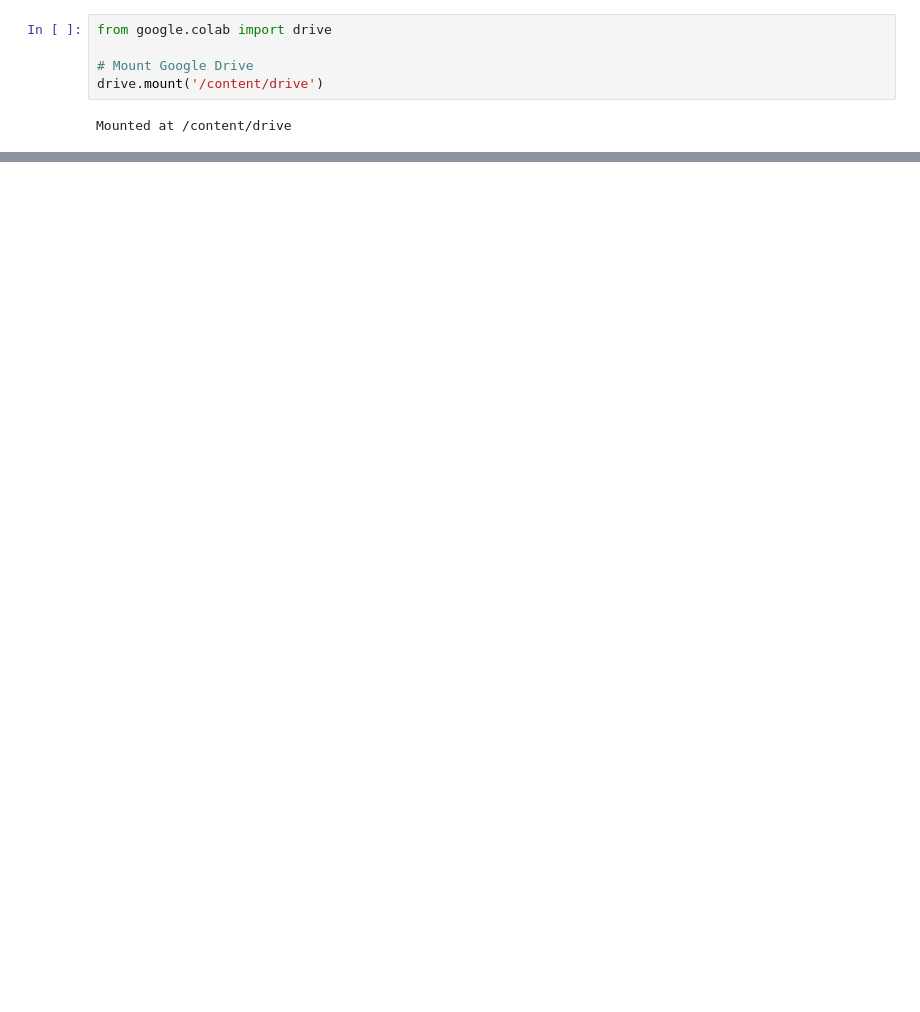
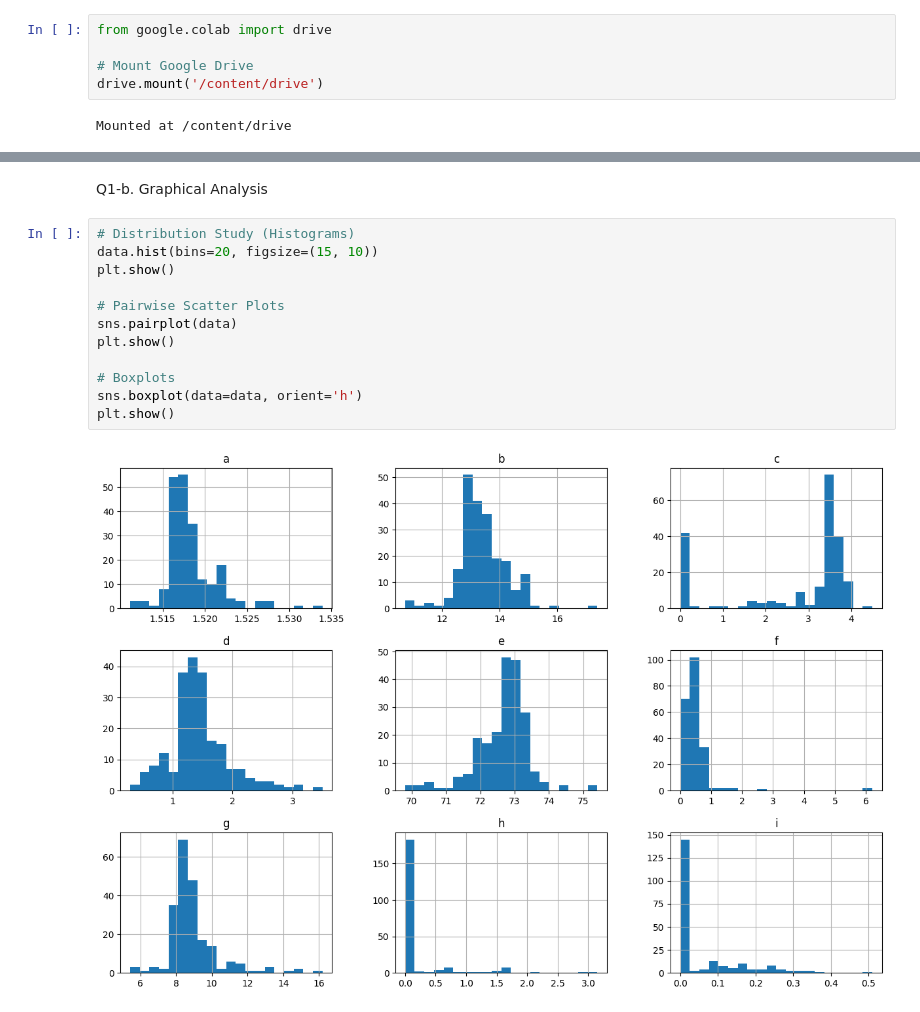
Before and after one commit to FrankPunyaBarang/RAPP_Assignment, a Jupyter notebook: Assignment.ipynb, the cells around one changed output, grey strips where cells are left out. Saved outputs shown, nothing was run; the diff lists cells and outputs as text; blank space fills up the shorter version.

```diff
--- a/Assignment.ipynb
+++ b/Assignment.ipynb
@@ -25,0 +55,16 @@ data.describe()
+# %% [markdown]
+Q1-b. Graphical Analysis
+# %%
+# Distribution Study (Histograms)
+data.hist(bins=20, figsize=(15, 10))
+plt.show()
+
+# Pairwise Scatter Plots
+sns.pairplot(data)
+plt.show()
+
+# Boxplots
+sns.boxplot(data=data, orient='h')
+plt.show()
+# %% [output]
+[figure, added]
```
Also changed, not shown: parts of 28 cells of this notebook.
